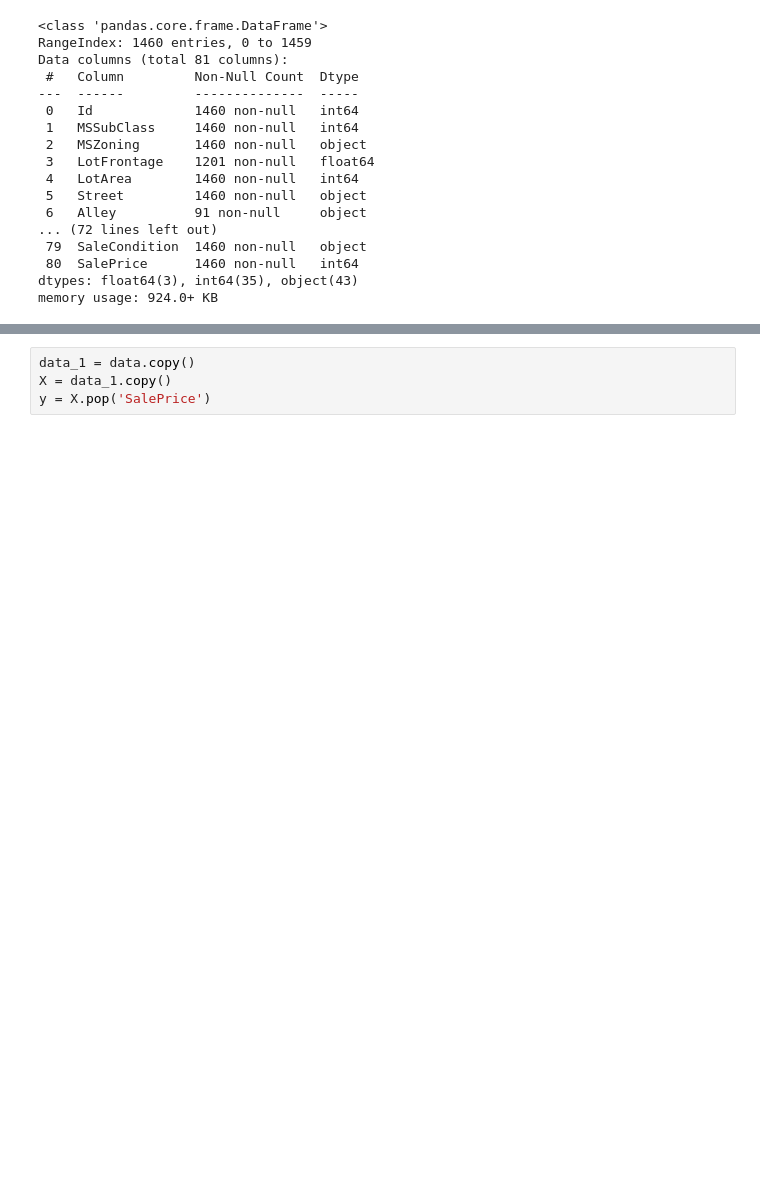
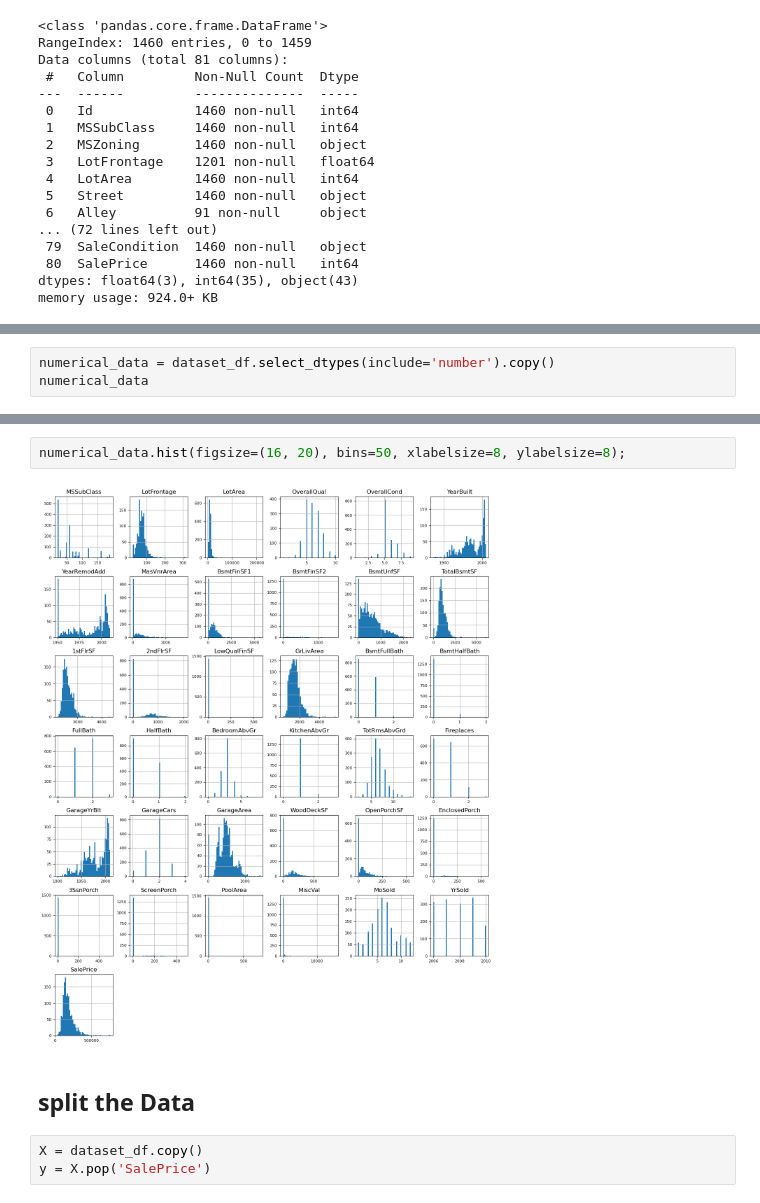
Before and after one commit to Sadia-Khan-Rupa/Chapter_7-Supervised_ML, a Jupyter notebook: Competetion_2_Regression/COMPETETION_2_KAGGLE.ipynb, the cells around one changed output, grey strips where cells are left out. Drawn from its saved outputs; the diff is of its cells as text; blank space fills up the shorter version.

```diff
--- a/Competetion_2_Regression/COMPETETION_2_KAGGLE.ipynb
+++ b/Competetion_2_Regression/COMPETETION_2_KAGGLE.ipynb
@@ -61,0 +103,3 @@ First off, before we do anything with models, we'll set up a preprocessor.
+# %%
+numerical_data = dataset_df.select_dtypes(include='number').copy()
+numerical_data
@@ -62,6 +120,11 @@ First off, before we do anything with models, we'll set up a preprocessor.
+# %%
+numerical_data.hist(figsize=(16, 20), bins=50, xlabelsize=8, ylabelsize=8);
+# %% [output]
+[figure, added]
+# %% [markdown]
+## split the Data
 # %%
-data_1 = data.copy()
-X = data_1.copy()
+X = dataset_df.copy()
 y = X.pop('SalePrice')
 # %%
 from sklearn.model_selection import train_test_split
```
Also changed, not shown: parts of 58 cells of this notebook, 1 other file.
